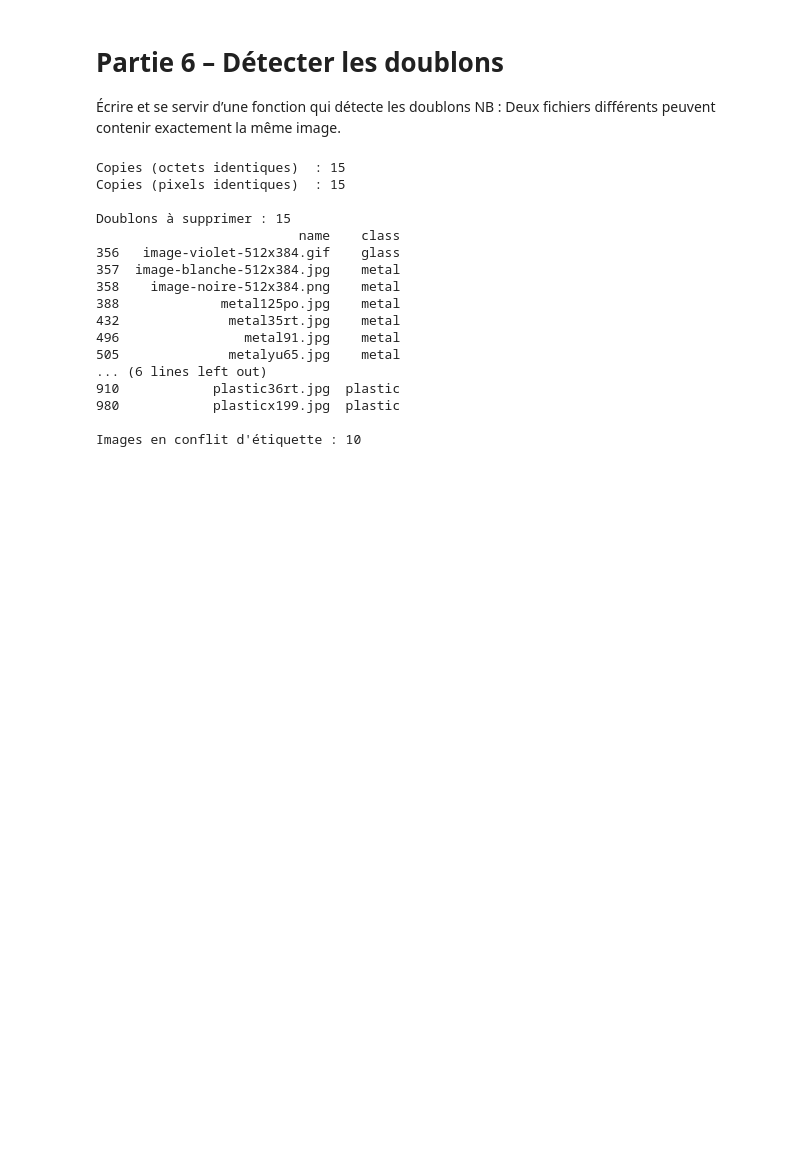
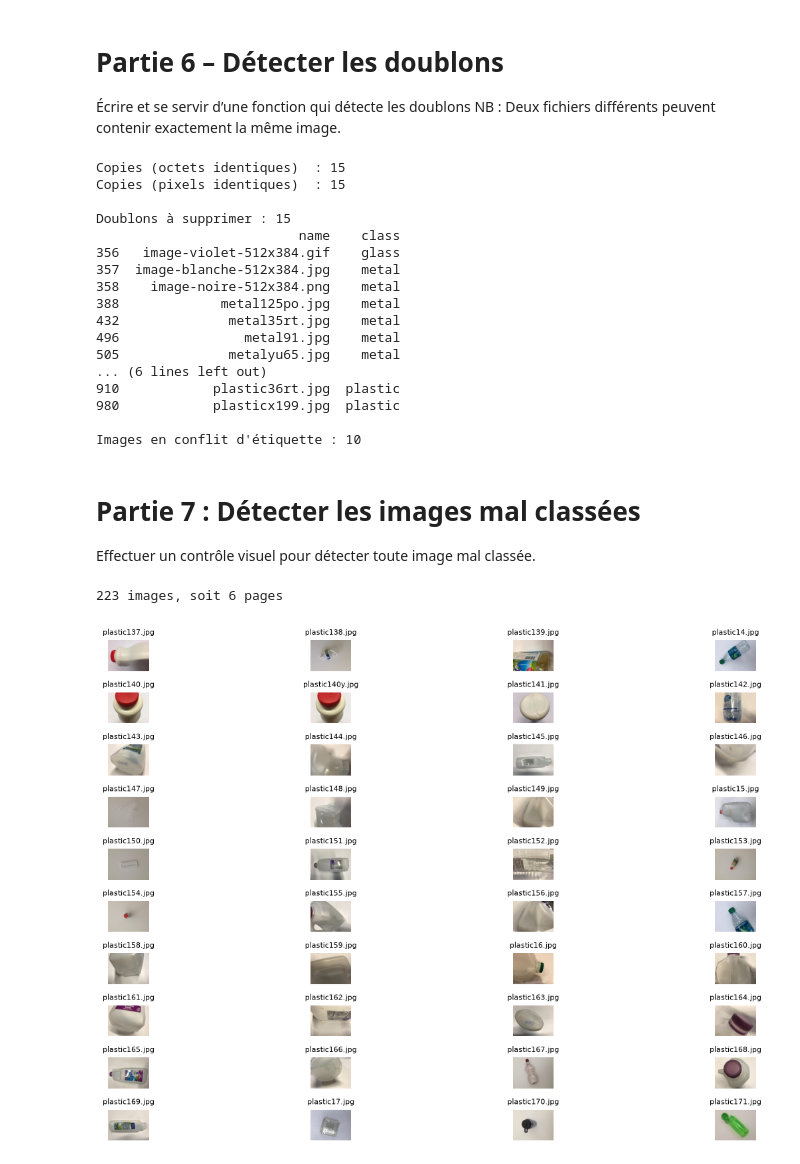
Before and after one commit to Damstat/atelier_prepa_donnees_images, a Jupyter notebook: notebooks/atelier_prepa_donnees_images.ipynb, the cells around one changed output. Cells and saved outputs as stored; diff of their text form; code cells hidden in the pictures; blank space fills up the shorter version.

Commit message:
P7: Controle visuel des images mal classees

```diff
--- a/notebooks/atelier_prepa_donnees_images.ipynb
+++ b/notebooks/atelier_prepa_donnees_images.ipynb
@@ -400,3 +401,33 @@ Doublons à supprimer : 15
 980            plasticx199.jpg  plastic
 
 Images en conflit d'étiquette : 10
+# %% [markdown]
+# Partie 7 : Détecter les images mal classées
+Effectuer un contrôle visuel pour détecter toute image mal classée.
+# %%
+# ÉTAPE 1 : choisir la classe et la page à regarder
+classe = "plastic"
+page = 1            # 0 = première page, 1 = deuxième page, etc.
+par_page = 40       # nombre d'images affichées à la fois
+
+# ÉTAPE 2 : sélectionner les images de cette classe (sans les corrompues)
+images_classe = df[(df["class"] == classe) & (df["is_corrupted_image"] == False)]
+print(len(images_classe), "images, soit", math.ceil(len(images_classe) / par_page), "pages")
+
+# ÉTAPE 3 : garder seulement les 12 images de la page choisie
+debut = page * par_page
+fin = debut + par_page
+lot = images_classe.iloc[debut:fin]
+
+# ÉTAPE 4 : afficher ces images dans une grille de 3 lignes × 4 colonnes
+plt.figure(figsize=(14, 8))
+for numero, (i, ligne) in enumerate(lot.iterrows()):
+    plt.subplot(10, 4, numero + 1)
+    plt.imshow(Image.open(fichiers[i]).convert("RGB"))
+    plt.title(ligne["name"], fontsize=8)
+    plt.axis("off")
+plt.tight_layout()
+plt.show()
+# %% [output]
+223 images, soit 6 pages
+[figure, added]
```
Also changed, not shown: parts of 2 cells of this notebook.
